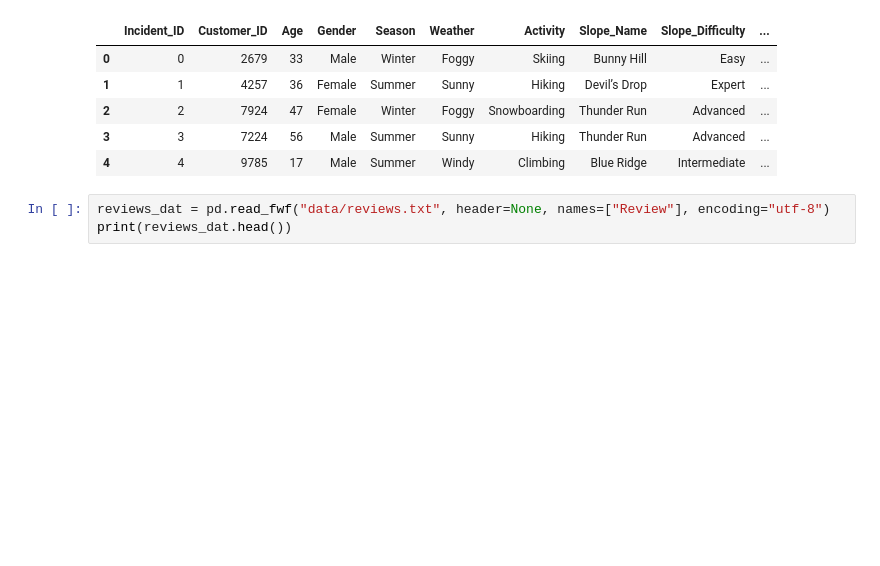
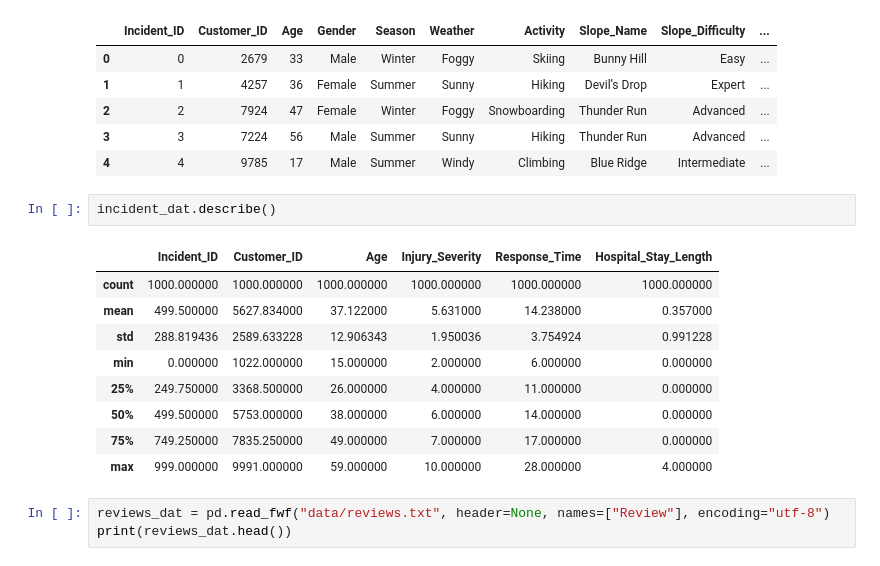
Before and after one commit to Vondent/UBC-Bolt-2025, a Jupyter notebook: ubc-bolt-2025.ipynb, the cells around one changed output. Saved outputs shown, nothing was run; the diff lists cells and outputs as text; blank space fills up the shorter version.

```diff
--- a/ubc-bolt-2025.ipynb
+++ b/ubc-bolt-2025.ipynb
@@ -38,6 +51,18 @@ incident_dat.head()
 | 2 | 2 | 7924 | 47 | Female | Winter | Foggy | Snowboarding | Thunder Run | Advanced | ... |
 | 3 | 3 | 7224 | 56 | Male | Summer | Sunny | Hiking | Thunder Run | Advanced | ... |
 | 4 | 4 | 9785 | 17 | Male | Summer | Windy | Climbing | Blue Ridge | Intermediate | ... |
+# %%
+incident_dat.describe()
+# %% [output]
+|  | Incident_ID | Customer_ID | Age | Injury_Severity | Response_Time | Hospital_Stay_Length |
+| count | 1000.000000 | 1000.000000 | 1000.000000 | 1000.000000 | 1000.000000 | 1000.000000 |
+| mean | 499.500000 | 5627.834000 | 37.122000 | 5.631000 | 14.238000 | 0.357000 |
+| std | 288.819436 | 2589.633228 | 12.906343 | 1.950036 | 3.754924 | 0.991228 |
+| min | 0.000000 | 1022.000000 | 15.000000 | 2.000000 | 6.000000 | 0.000000 |
+| 25% | 249.750000 | 3368.500000 | 26.000000 | 4.000000 | 11.000000 | 0.000000 |
+| 50% | 499.500000 | 5753.000000 | 38.000000 | 6.000000 | 14.000000 | 0.000000 |
+| 75% | 749.250000 | 7835.250000 | 49.000000 | 7.000000 | 17.000000 | 0.000000 |
+| max | 999.000000 | 9991.000000 | 59.000000 | 10.000000 | 28.000000 | 4.000000 |
 # %%
 reviews_dat = pd.read_fwf("data/reviews.txt", header=None, names=["Review"], encoding="utf-8")
 print(reviews_dat.head())
```
Also changed, not shown: parts of 11 cells of this notebook.
